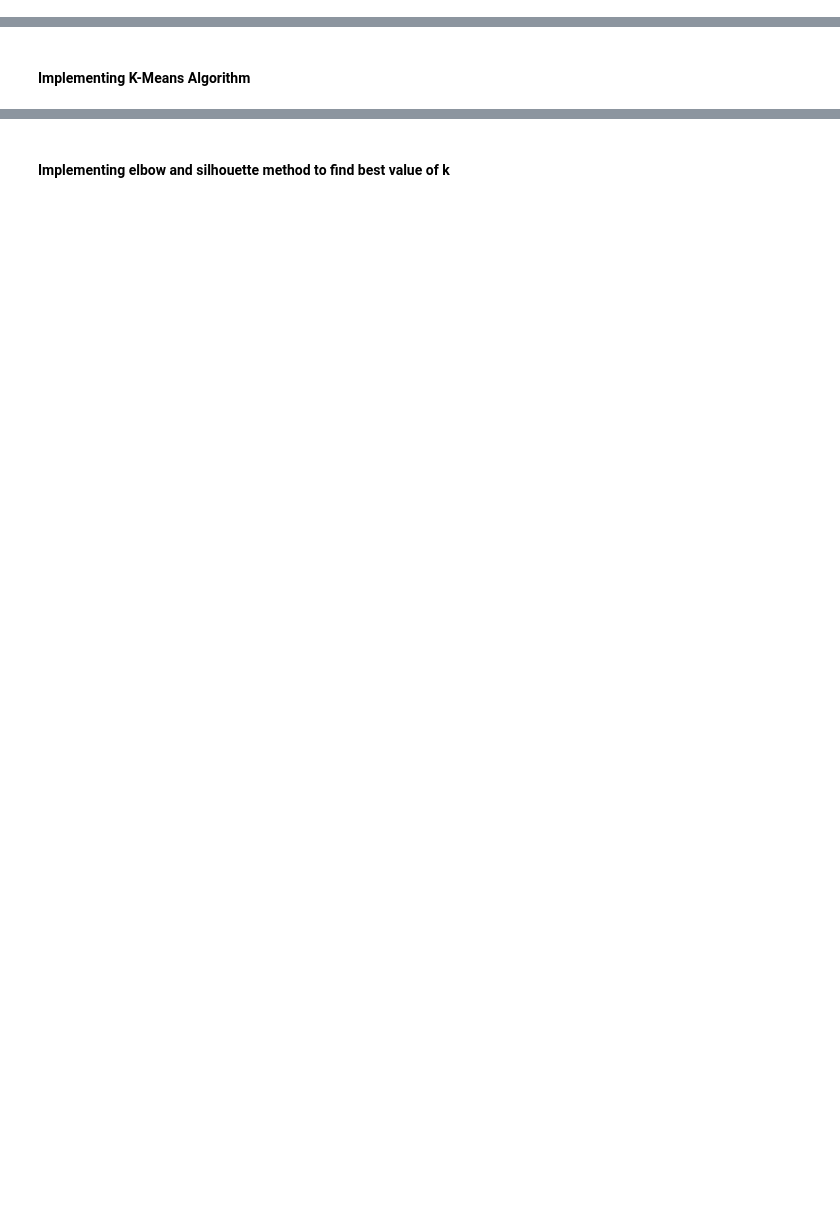
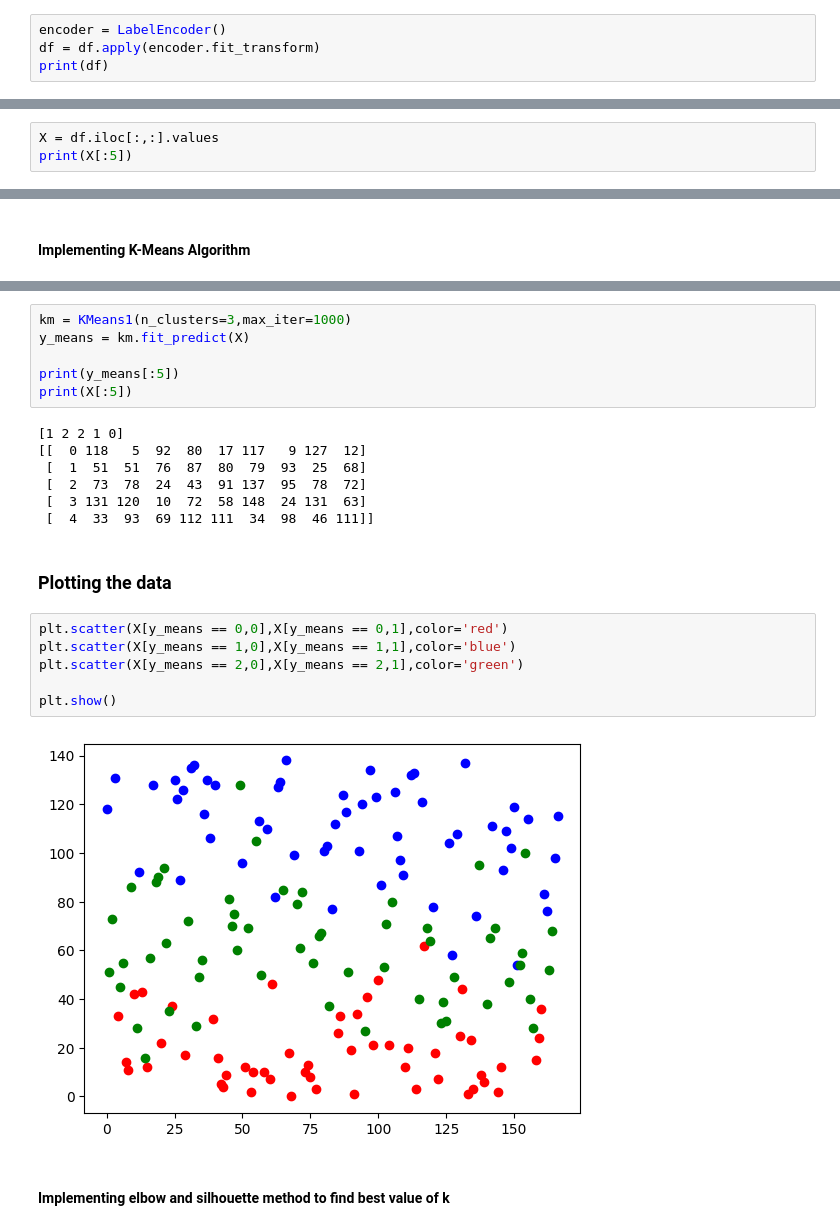
Before and after one commit to ayushjain01/ML-Lab, a Jupyter notebook: Part A/Unsupervised Learning Algorithms - K-Means Clustering.ipynb, the cells around one changed output, grey strips where cells are left out. Cells and saved outputs as stored; diff of their text form; blank space fills up the shorter version.

```diff
--- a/Part A/Unsupervised Learning Algorithms - K-Means Clustering.ipynb
+++ b/Part A/Unsupervised Learning Algorithms - K-Means Clustering.ipynb
@@ -57,0 +42,4 @@ print(values)
+# %%
+encoder = LabelEncoder()
+df = df.apply(encoder.fit_transform)
+print(df)
@@ -57,0 +66,3 @@ print(values)
+# %%
+X = df.iloc[:,:].values
+print(X[:5])
@@ -138,3 +125,26 @@ plt.show
+# %%
+km = KMeans1(n_clusters=3,max_iter=1000)
+y_means = km.fit_predict(X)
+
+print(y_means[:5])
+print(X[:5])
+# %% [output]
+[1 2 2 1 0]
+[[  0 118   5  92  80  17 117   9 127  12]
+ [  1  51  51  76  87  80  79  93  25  68]
+ [  2  73  78  24  43  91 137  95  78  72]
+ [  3 131 120  10  72  58 148  24 131  63]
+ [  4  33  93  69 112 111  34  98  46 111]]
+# %% [markdown]
+### Plotting the data
+# %%
+plt.scatter(X[y_means == 0,0],X[y_means == 0,1],color='red')
+plt.scatter(X[y_means == 1,0],X[y_means == 1,1],color='blue')
+plt.scatter(X[y_means == 2,0],X[y_means == 2,1],color='green')
+
+plt.show()
+# %% [output]
+[figure, added]
 # %% [markdown]
 #### Implementing elbow and silhouette method to find best value of k
 # %%
```
Also changed, not shown: parts of 21 cells of this notebook, 8 other files.
